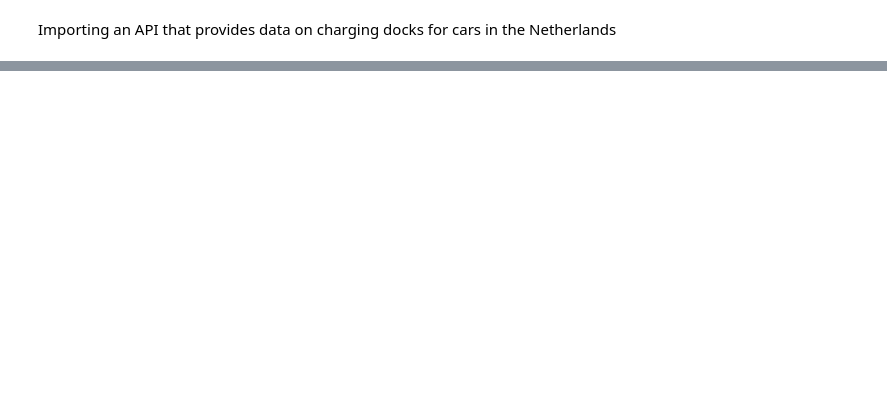
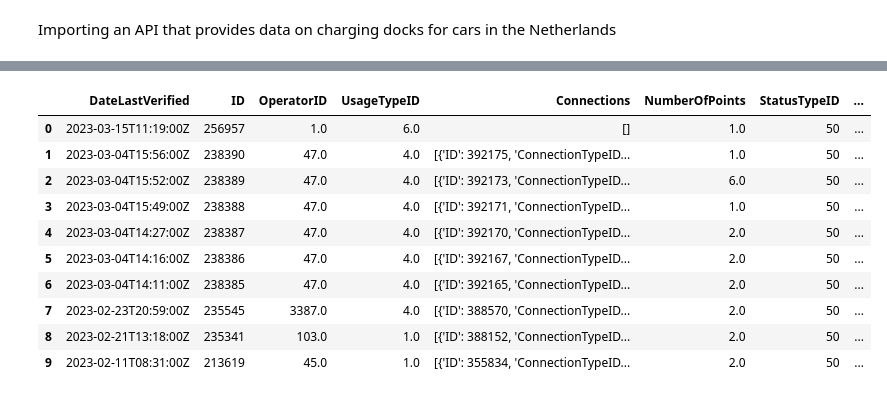
Before and after one commit to NikayB/Case-Laadpaal, a Jupyter notebook: Case3-Code.ipynb, the cells around one changed output, grey strips where cells are left out. Cells and saved outputs as stored; diff of their text form; code cells hidden in the pictures; blank space fills up the shorter version.

```diff
--- a/Case3-Code.ipynb
+++ b/Case3-Code.ipynb
@@ -103,0 +94,24 @@ NOTE TO SELF: NA DE MERGE DOWNLOADEN ALS CSV, DAN HOEFT JE NIET STEEDS 16 MILJOE
+# %%
+#Creating address types to make color coding possible.
+
+#Recreation type
+charge_map_df.loc[charge_map_df['Address_Title'].str.contains('Hotel', case=False), 'Address_Type'] = 'Recreatie'
+charge_map_df.loc[charge_map_df['Address_Title'].str.contains('Gelredome', case=False), 'Address_Type'] = 'Recreatie'
+
+#Tankstation type
+charge_map_df.loc[charge_map_df['Address_Title'].str.contains('Fastned', case=False), 'Address_Type'] = 'Tankstation'
+charge_map_df.loc[charge_map_df['Address_Title'].str.contains('Supercharger', case=False), 'Address_Type'] = 'Tankstation'
+charge_map_df.loc[charge_map_df['Address_Title'].str.contains('Shell', case=False), 'Address_Type'] = 'Tankstation'
+charge_map_df.loc[charge_map_df['Address_Title'].str.contains('IONITY', case=False), 'Address_Type'] = 'Tankstation'
+
+#Restaurants type
+charge_map_df.loc[charge_map_df['Address_Title'].str.contains('Mc Donald', case=False), 'Address_Type'] = 'Restaurant'
+charge_map_df.loc[charge_map_df['Address_Title'].str.contains('McDonald', case=False), 'Address_Type'] = 'Restaurant'
+charge_map_df.loc[charge_map_df['Address_Title'].str.contains('Restaurant', case=False), 'Address_Type'] = 'Restaurant'
+
+#Parkeerplaats type
+charge_map_df.loc[charge_map_df['Address_Title'].str.contains('Parkeer', case=False), 'Address_Type'] = 'Parkeerterrein'
+charge_map_df.loc[charge_map_df['Address_Title'].str.contains('Garage', case=False), 'Address_Type'] = 'Parkeerterrein'
+
+#Filling in the NaNs with 'Straat'
+charge_map_df['Address_Type'].fillna('Straat', inplace=True)
@@ -103,0 +135,14 @@ NOTE TO SELF: NA DE MERGE DOWNLOADEN ALS CSV, DAN HOEFT JE NIET STEEDS 16 MILJOE
+# %%
+# r'\D+' = only numerical (1-9)
+# r'[^0-9]+' = only numerical (1-9)
+
+charge_map_df['Postcode'] = charge_map_df['Postcode'].fillna(0)
+charge_map_df['Postcode'] = charge_map_df['Postcode'].str.replace(r'[^0-9]+', '')
+
+charge_map_df['Postcode'] = pd.to_numeric(charge_map_df['Postcode'])
+charge_map_df['Postcode'] = charge_map_df['Postcode'].fillna(0)
+# charge_map_df['Postcode'] = charge_map_df['Postcode'].astype(int)
+#charge_map_df['Postcode'] = int(charge_map_df['Postcode'])
+
+charge_map_df['Postcode'].astype(str).astype(int)
+#charge_map_df['Postcode'] = charge_map_df['Postcode'].round()
@@ -103,0 +162,14 @@ NOTE TO SELF: NA DE MERGE DOWNLOADEN ALS CSV, DAN HOEFT JE NIET STEEDS 16 MILJOE
+# %%
+charge_map_df.head(10)
+# %% [output]
+|  | DateLastVerified | ID | OperatorID | UsageTypeID | Connections | NumberOfPoints | StatusTypeID | ... |
+| 0 | 2023-03-15T11:19:00Z | 256957 | 1.0 | 6.0 | [] | 1.0 | 50 | ... |
+| 1 | 2023-03-04T15:56:00Z | 238390 | 47.0 | 4.0 | [{'ID': 392175, 'ConnectionTypeID... | 1.0 | 50 | ... |
+| 2 | 2023-03-04T15:52:00Z | 238389 | 47.0 | 4.0 | [{'ID': 392173, 'ConnectionTypeID... | 6.0 | 50 | ... |
+| 3 | 2023-03-04T15:49:00Z | 238388 | 47.0 | 4.0 | [{'ID': 392171, 'ConnectionTypeID... | 1.0 | 50 | ... |
+| 4 | 2023-03-04T14:27:00Z | 238387 | 47.0 | 4.0 | [{'ID': 392170, 'ConnectionTypeID... | 2.0 | 50 | ... |
+| 5 | 2023-03-04T14:16:00Z | 238386 | 47.0 | 4.0 | [{'ID': 392167, 'ConnectionTypeID... | 2.0 | 50 | ... |
+| 6 | 2023-03-04T14:11:00Z | 238385 | 47.0 | 4.0 | [{'ID': 392165, 'ConnectionTypeID... | 2.0 | 50 | ... |
+| 7 | 2023-02-23T20:59:00Z | 235545 | 3387.0 | 4.0 | [{'ID': 388570, 'ConnectionTypeID... | 2.0 | 50 | ... |
+| 8 | 2023-02-21T13:18:00Z | 235341 | 103.0 | 1.0 | [{'ID': 388152, 'ConnectionTypeID... | 2.0 | 50 | ... |
+| 9 | 2023-02-11T08:31:00Z | 213619 | 45.0 | 1.0 | [{'ID': 355834, 'ConnectionTypeID... | 2.0 | 50 | ... |
```
Also changed, not shown: parts of 15 cells of this notebook.
